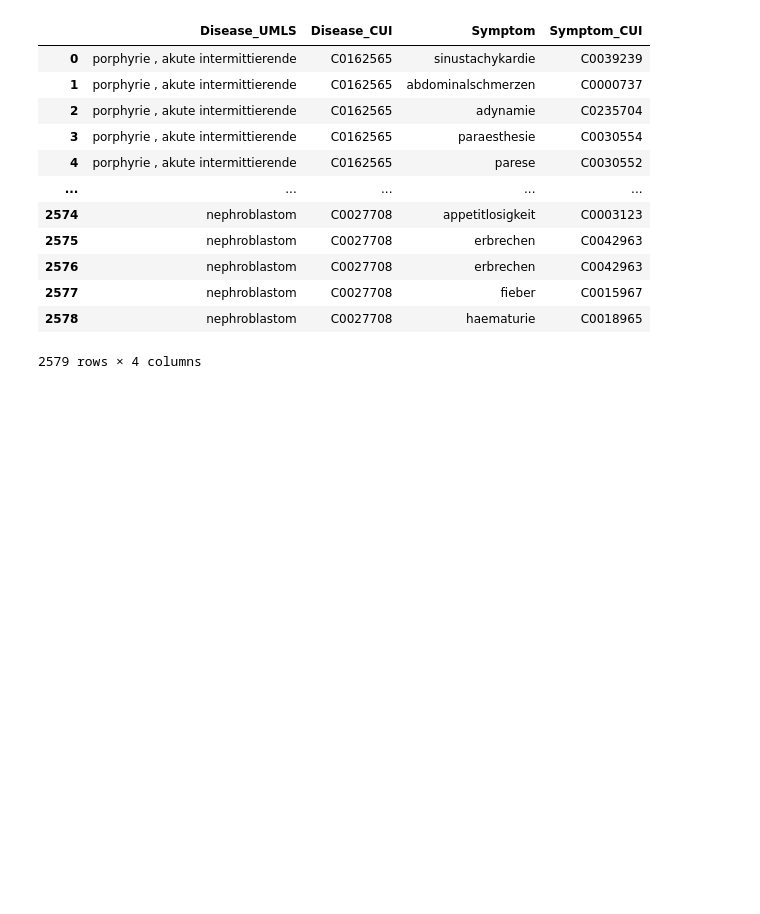
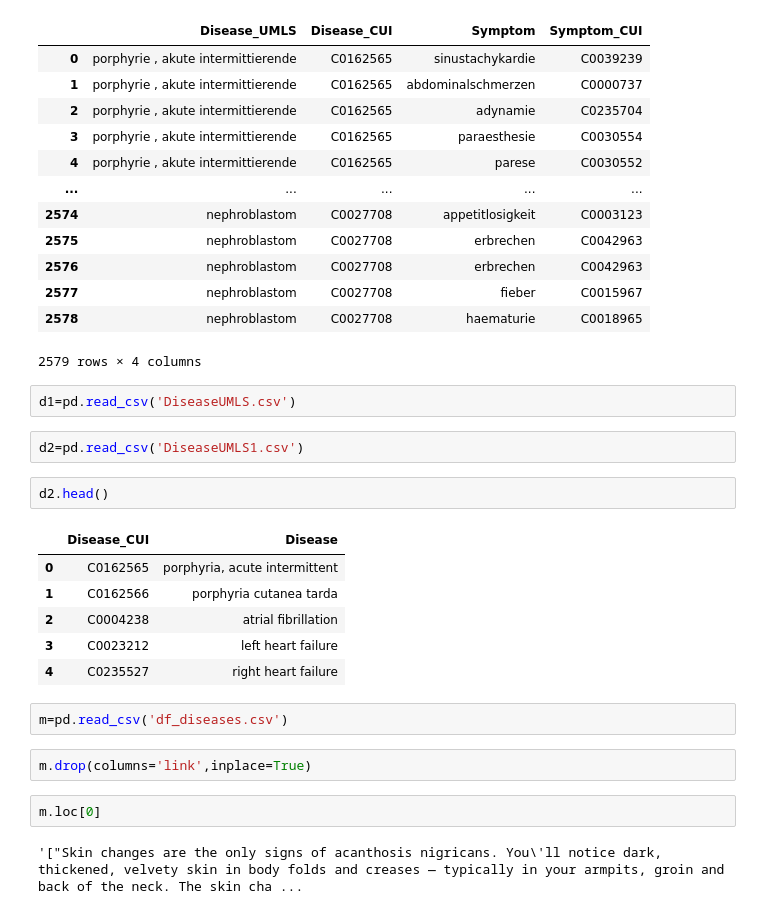
Before and after one commit to zzak00/Disease-Symptom-Prediction-Chatbot, a Jupyter notebook: Medical dataset /UMLS.ipynb, the cells around one changed output. Cells and saved outputs as stored; diff of their text form; blank space fills up the shorter version.

```diff
--- a/Medical dataset /UMLS.ipynb
+++ b/Medical dataset /UMLS.ipynb
@@ -129,3 +129,24 @@ gd
 | 2577 | nephroblastom | C0027708 | fieber | C0015967 |
 | 2578 | nephroblastom | C0027708 | haematurie | C0018965 |
 2579 rows × 4 columns
+# %%
+d1=pd.read_csv('DiseaseUMLS.csv')
+# %%
+d2=pd.read_csv('DiseaseUMLS1.csv')
+# %%
+d2.head()
+# %% [output]
+|  | Disease_CUI | Disease |
+| 0 | C0162565 | porphyria, acute intermittent |
+| 1 | C0162566 | porphyria cutanea tarda |
+| 2 | C0004238 | atrial fibrillation |
+| 3 | C0023212 | left heart failure |
+| 4 | C0235527 | right heart failure |
+# %%
+m=pd.read_csv('df_diseases.csv')
+# %%
+m.drop(columns='link',inplace=True)
+# %%
+m.loc[0]
+# %% [output]
+'["Skin changes are the only signs of acanthosis nigricans. You\'ll notice dark, thickened, velvety skin in body folds and creases — typically in your armpits, groin and back of the neck. The skin cha ...
```
Also changed, not shown: parts of 4 cells of this notebook, 2 other files.
